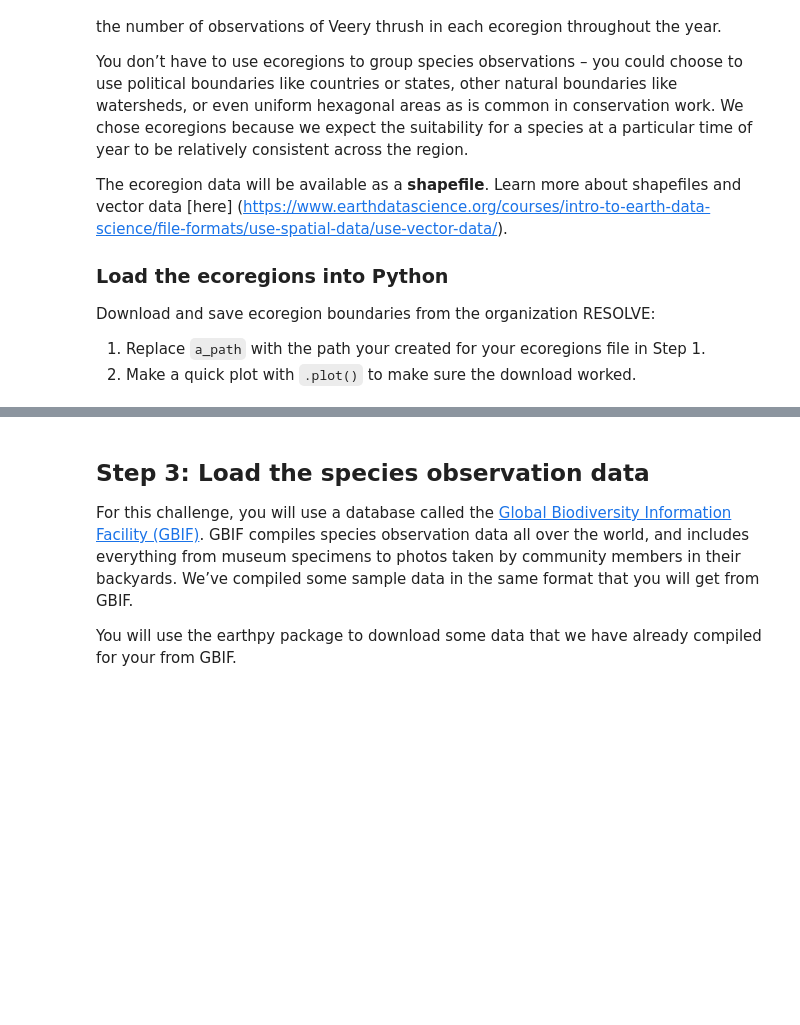
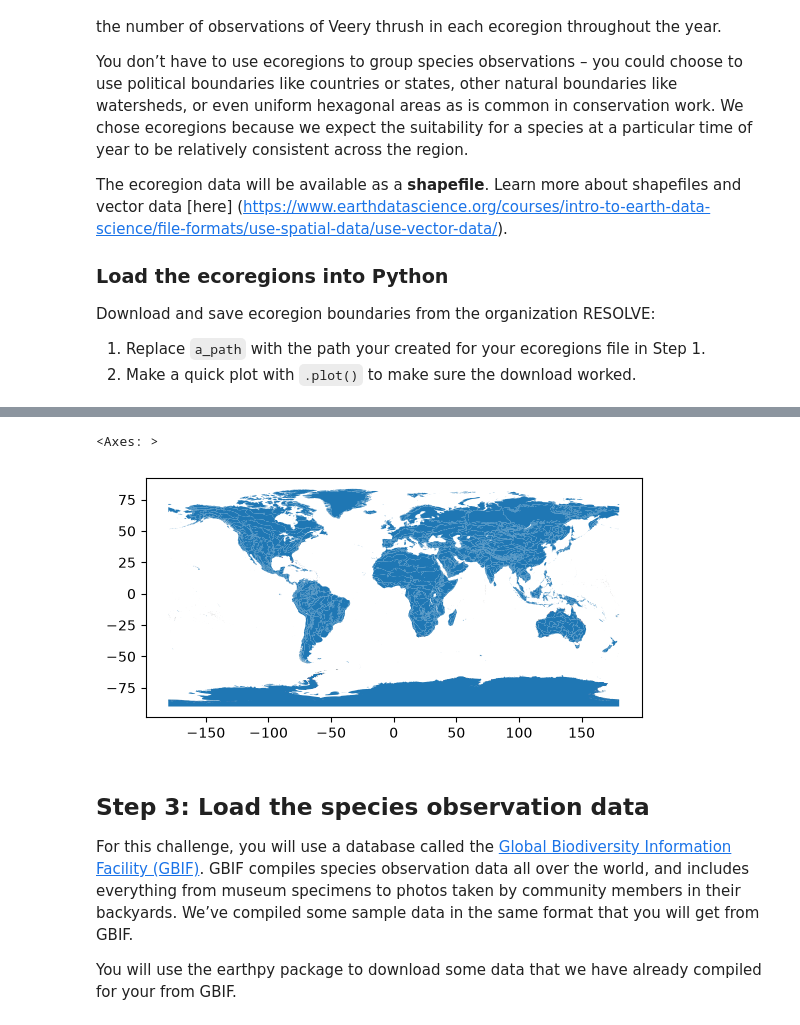
Before and after one commit to gretabinzen/02-migration-fall-template, a Jupyter notebook: notebooks/02-migration-wrangle.ipynb, the cells around one changed output, grey strips where cells are left out. Cells and saved outputs as stored; diff of their text form; code cells hidden in the pictures; blank space fills up the shorter version.

Commit message:
wrangle data

```diff
--- a/notebooks/02-migration-wrangle.ipynb
+++ b/notebooks/02-migration-wrangle.ipynb
@@ -62,12 +84,16 @@ data_dir = os.path.join(
     pathlib.Path.home(),
 
     ### point to folders where your data will live
-    'my-class-folder',
-    'my-data-folder',
+    'Earth-Analytics-Course',
+    'data',
 
     ### make a project directory for this assignment
-    'migration'
+    'veery-migration'
     )
 
+data_dir
+
 ### make the path
-os.makedirs(data_dir, exist_of = True)
+os.makedirs(data_dir, exist_ok = True)
+
+data_dir
@@ -90,14 +118,23 @@ ecoreg_url = ("https://storage.googleapis.com/"
        "teow2016/Ecoregions2017.zip")
 
 ### name the ecoregions directory name and file name
+ecoreg_dir = os.path.join(data_dir, "ecoregions")
 
 ### make the ecoregions directory
+os.makedirs(ecoreg_dir, exist_ok = True)
 
 ### join ecoregions shapefile path
+ecoreg_path = os.path.join(ecoreg_dir, "ecoregions.shp")
 
 ### download the data once
+if not os.path.exists(ecoreg_path):
+
+    ### open file at url
+    ecoreg_gdf = gpd.read_file(ecoreg_url)
+
+    ### save it to the filepath as defined
+    ecoreg_gdf.to_file(ecoreg_path)
 
 ### open up the ecoregions boundaries
-gdf = gpd.read_file(a_path)
-
-### plot the ecoregions quickly to check download
+ecoreg_gdf = gpd.read_file(ecoreg_path)
+ecoreg_gdf
@@ -104,3 +155,9 @@ gdf = gpd.read_file(a_path)
+# %%
+### plot the ecoregions quickly to check download
+ecoreg_gdf.plot()
+# %% [output]
+<Axes: >
+[figure, added]
 # %% [markdown]
 ## Step 3: Load the species observation data
 
```
Also changed, not shown: parts of 9 cells of this notebook.
